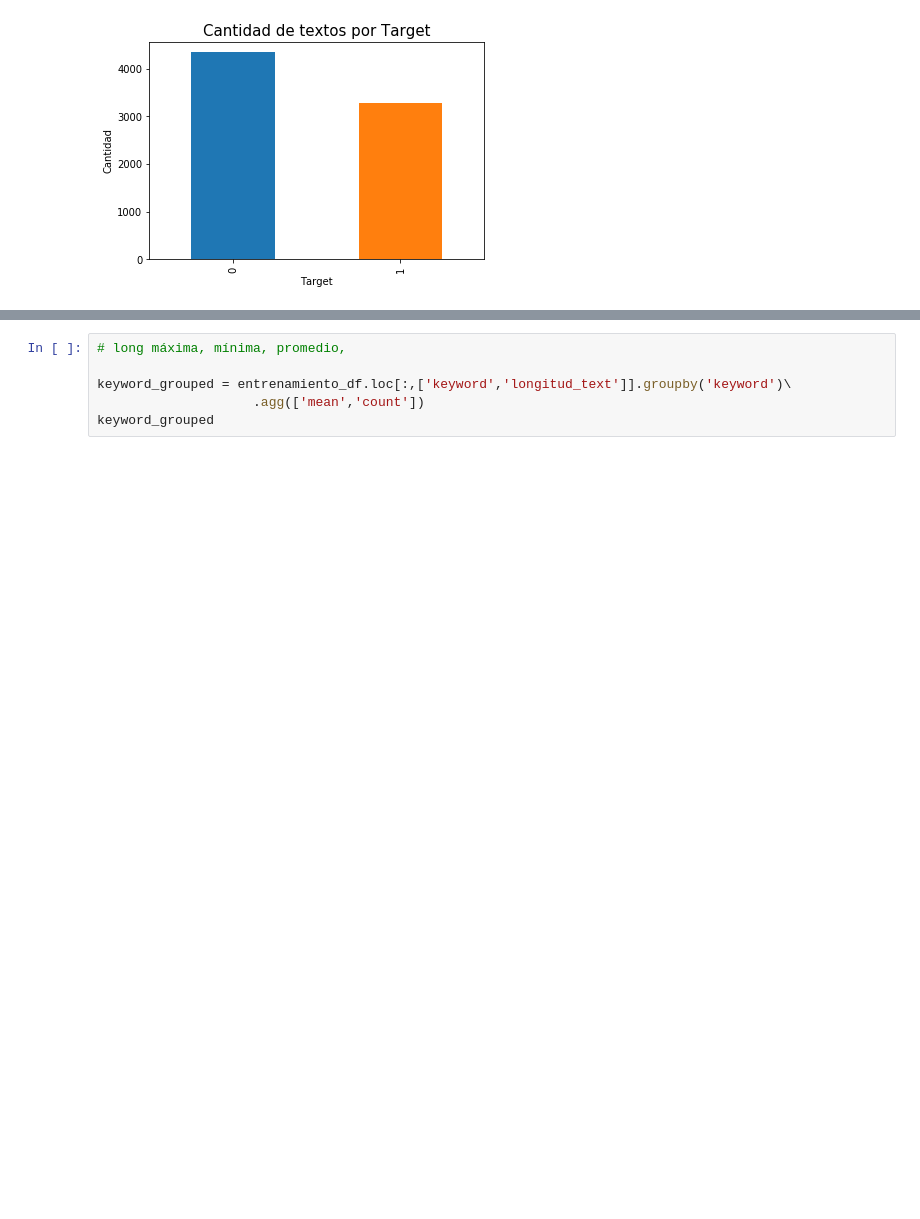
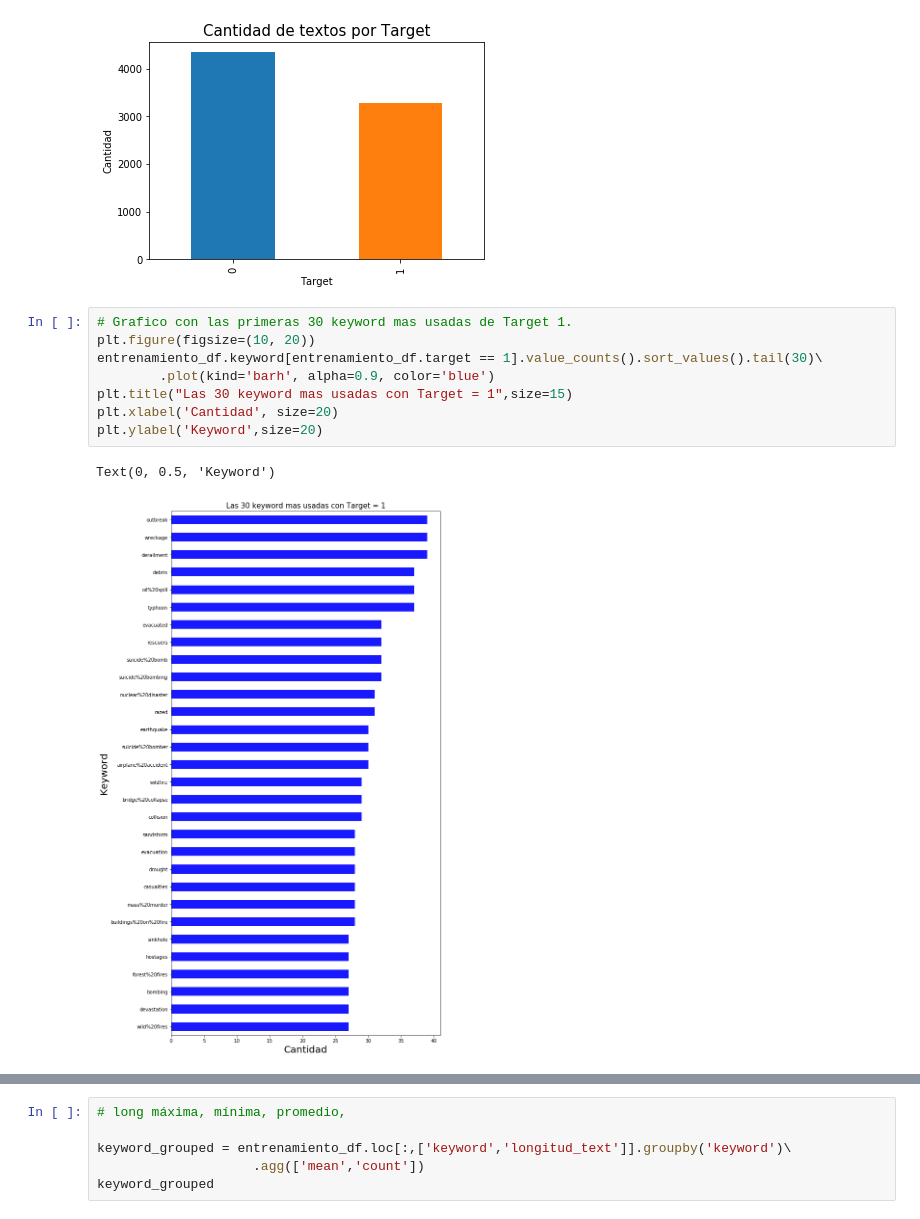
Before and after one commit to gastonfiuba/TP1Orga, a Jupyter notebook: TP1_Orga_De_Datos/AnalisisTP.ipynb, the cells around one changed output, grey strips where cells are left out. Saved outputs shown, nothing was run; the diff lists cells and outputs as text; blank space fills up the shorter version.

Commit message:
agrego grafico de keyword mas usadas

```diff
--- a/TP1_Orga_De_Datos/AnalisisTP.ipynb
+++ b/TP1_Orga_De_Datos/AnalisisTP.ipynb
@@ -138,3 +138,14 @@ plt.ylabel('Cantidad')
 # %% [output]
 Text(0, 0.5, 'Cantidad')
 [figure]
+# %%
+# Grafico con las primeras 30 keyword mas usadas de Target 1.
+plt.figure(figsize=(10, 20))
+entrenamiento_df.keyword[entrenamiento_df.target == 1].value_counts().sort_values().tail(30)\
+        .plot(kind='barh', alpha=0.9, color='blue')
+plt.title("Las 30 keyword mas usadas con Target = 1",size=15)
+plt.xlabel('Cantidad', size=20)
+plt.ylabel('Keyword',size=20)
+# %% [output]
+Text(0, 0.5, 'Keyword')
+[figure, added]
```
Also changed, not shown: parts of 2 cells of this notebook.
